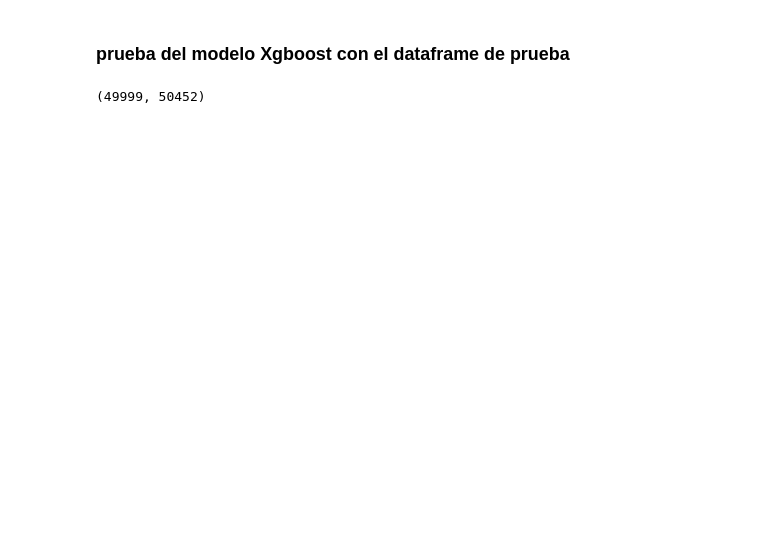
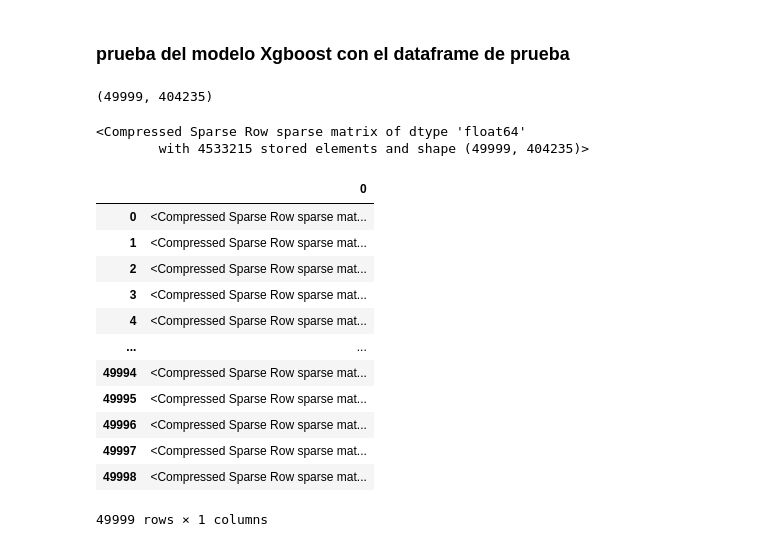
Before and after one commit to AnaNofuentes/Text-Analyzer-Human-vs-AI, a Jupyter notebook: prueba_modelo.ipynb, the cells around one changed output. Saved outputs shown, nothing was run; the diff lists cells and outputs as text; code cells hidden in the pictures; blank space fills up the shorter version.

```diff
--- a/prueba_modelo.ipynb
+++ b/prueba_modelo.ipynb
@@ -29,0 +37,4 @@ X_scaled = scaler.fit_transform(X_vectorized)
+# %%
+vectorizer = joblib.load('vectorizer.pkl')
+# %%
+text_vect = vectorizer.transform(X)
@@ -30,3 +43,7 @@ X_scaled = scaler.fit_transform(X_vectorized)
+# %%
+standardized = joblib.load('standarizer.pkl')
+# %%
+X_scaled = standardized.transform(text_vect)
 # %% [markdown]
 ### prueba del modelo Xgboost con el dataframe de prueba
 # %%
@@ -35,6 +52,27 @@ xgboost_model_loaded = joblib.load('xgboost_model.pkl')
 # %%
-print(X_vectorized.shape)  # Debe ser (n_samples, 416525)
+print(X_scaled.shape)  # Debe ser (n_samples, 416525)
 # %% [output]
-(49999, 50452)
+(49999, 404235)
+# %%
+X_scaled
+# %% [output]
+<Compressed Sparse Row sparse matrix of dtype 'float64'
+        with 4533215 stored elements and shape (49999, 404235)>
+# %%
+pd.DataFrame(X_scaled)
+# %% [output]
+|  | 0 |
+| 0 | <Compressed Sparse Row sparse mat... |
+| 1 | <Compressed Sparse Row sparse mat... |
+| 2 | <Compressed Sparse Row sparse mat... |
+| 3 | <Compressed Sparse Row sparse mat... |
+| 4 | <Compressed Sparse Row sparse mat... |
+| ... | ... |
+| 49994 | <Compressed Sparse Row sparse mat... |
+| 49995 | <Compressed Sparse Row sparse mat... |
+| 49996 | <Compressed Sparse Row sparse mat... |
+| 49997 | <Compressed Sparse Row sparse mat... |
+| 49998 | <Compressed Sparse Row sparse mat... |
+49999 rows × 1 columns
 # %%
 y_pred_prueba = xgboost_model_loaded.predict(X_scaled)
```
Also changed, not shown: parts of 13 cells of this notebook, 6 other files.
